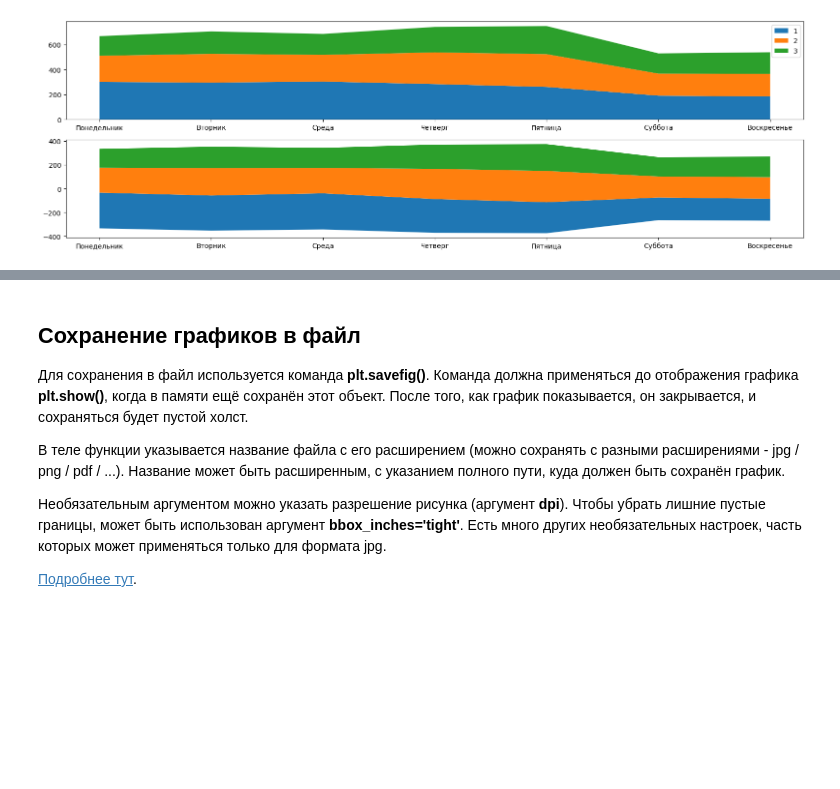
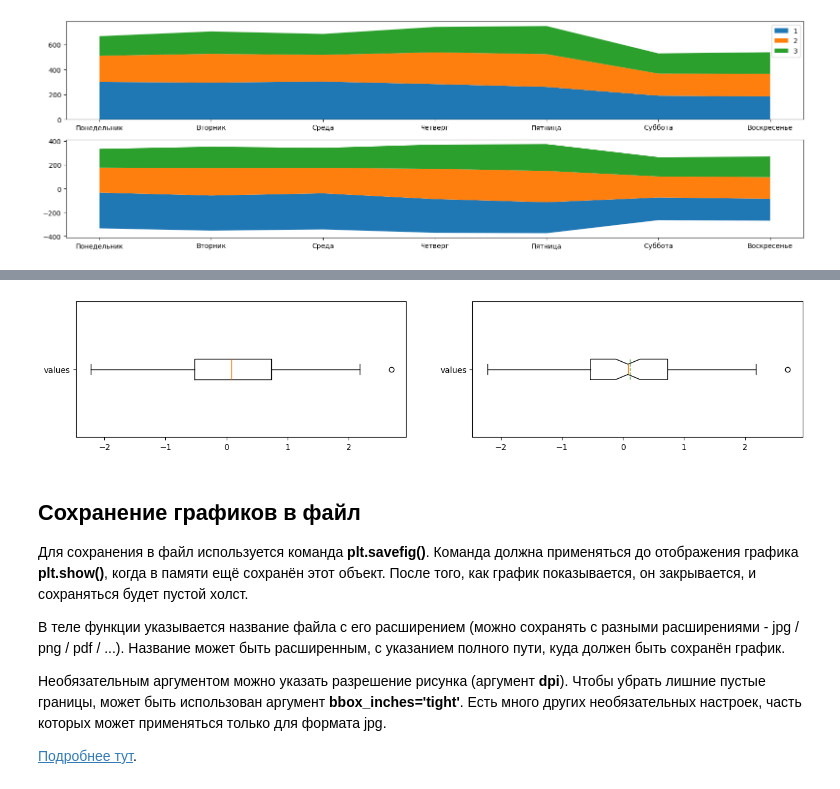
Before and after one commit to SergeDSX/Manuals, a Jupyter notebook: Matplotlib.ipynb, the cells around one changed output, grey strips where cells are left out. Cells and saved outputs as stored; diff of their text form; code cells hidden in the pictures; blank space fills up the shorter version.

```diff
--- a/Matplotlib.ipynb
+++ b/Matplotlib.ipynb
@@ -955,3 +966,13 @@ plt.show()
+# %%
+np.random.seed()
+arr = np.random.randn(100)
+
+fig, axes = plt.subplots(1, 2, figsize = (16,3))
+axes[0].boxplot(arr, orientation = 'horizontal', tick_labels=['values'])
+axes[1].boxplot(arr, orientation = 'horizontal', tick_labels=['values'], notch=True, meanline=True, showmeans=True)
+plt.show()
+# %% [output]
+[figure, added]
 # %% [markdown]
 ## Сохранение графиков в файл
 
```
Also changed, not shown: parts of 1 cell of this notebook, 1 other file.
